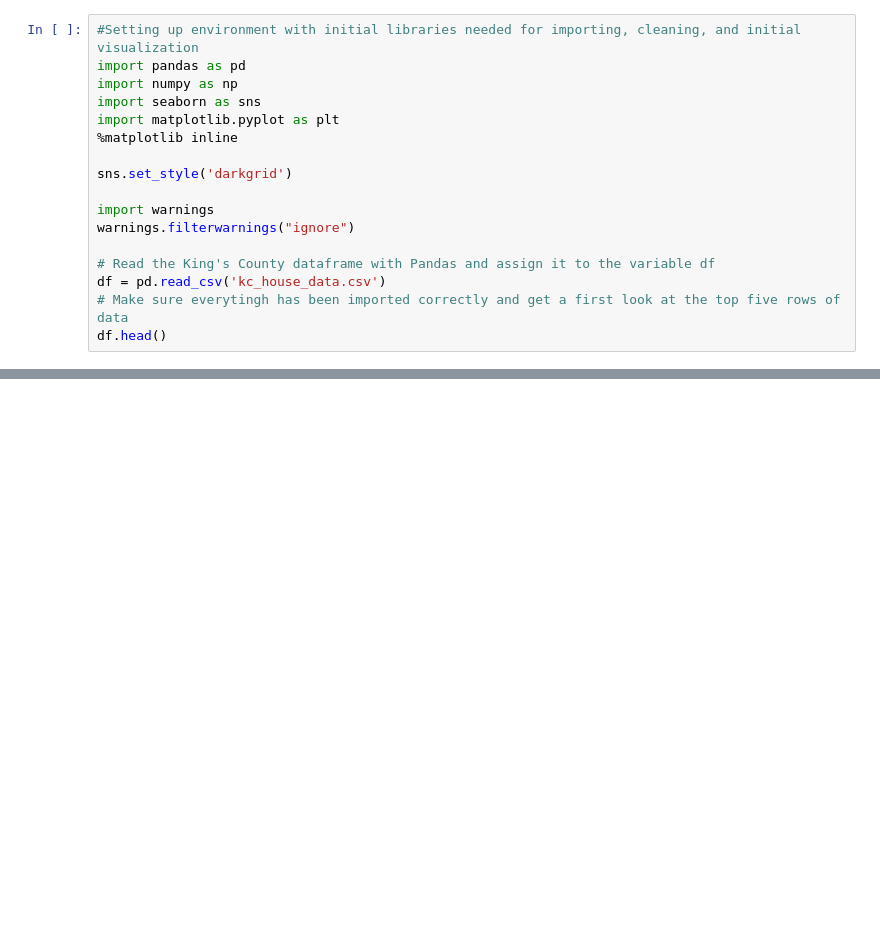
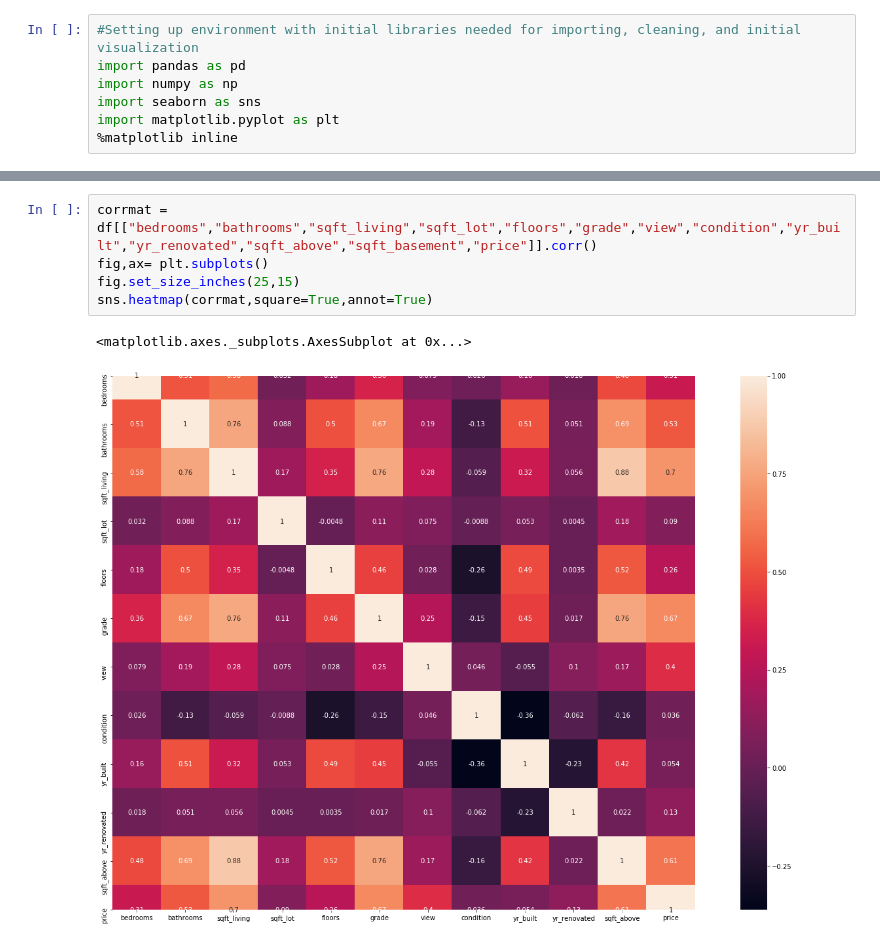
Before and after one commit to aheff19/Regression-Kings-County-House-Sales, a Jupyter notebook: csv_files/Cleaning.ipynb, the cells around one changed output, grey strips where cells are left out. Cells and saved outputs as stored; diff of their text form; blank space fills up the shorter version.

```diff
--- a/csv_files/Cleaning.ipynb
+++ b/csv_files/Cleaning.ipynb
@@ -5,13 +7,3 @@ import numpy as np
 import seaborn as sns
 import matplotlib.pyplot as plt
 %matplotlib inline
-
-sns.set_style('darkgrid')
-
-import warnings
-warnings.filterwarnings("ignore")
-
-# Read the King's County dataframe with Pandas and assign it to the variable df
-df = pd.read_csv('kc_house_data.csv')
-# Make sure everytingh has been imported correctly and get a first look at the top five rows of data
-df.head()
@@ -45,0 +158,8 @@ memory usage: 3.5+ MB
+# %%
+corrmat = df[["bedrooms","bathrooms","sqft_living","sqft_lot","floors","grade","view","condition","yr_built","yr_renovated","sqft_above","sqft_basement","price"]].corr()
+fig,ax= plt.subplots()
+fig.set_size_inches(25,15)
+sns.heatmap(corrmat,square=True,annot=True)
+# %% [output]
+<matplotlib.axes._subplots.AxesSubplot at 0x...>
+[figure, added]
```
Also changed, not shown: parts of 22 cells of this notebook.
